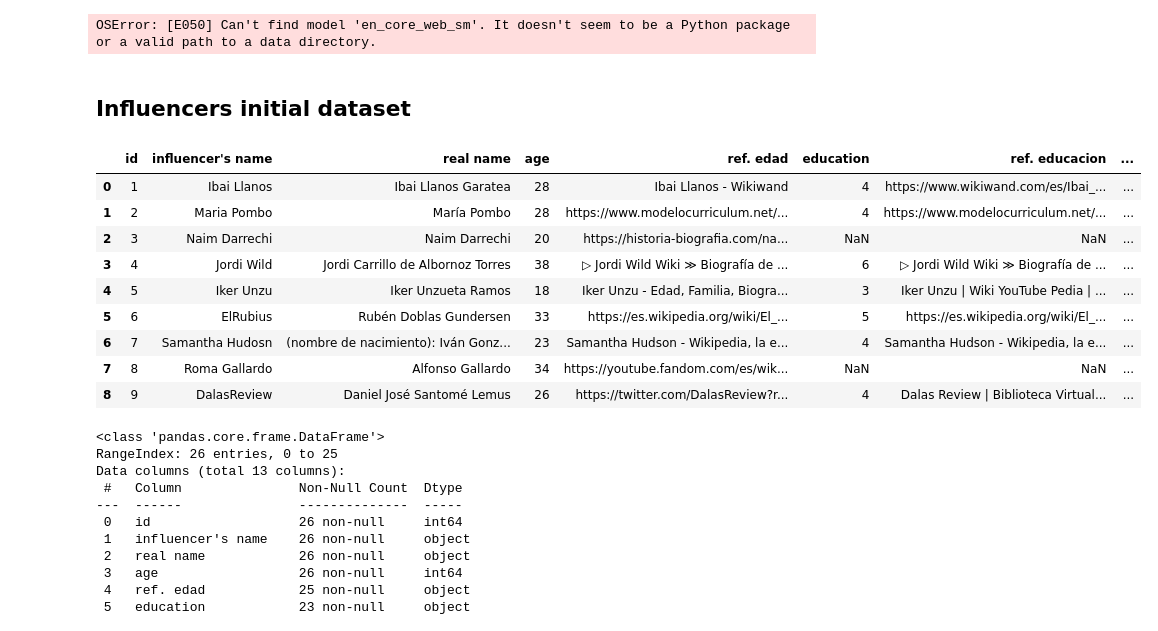
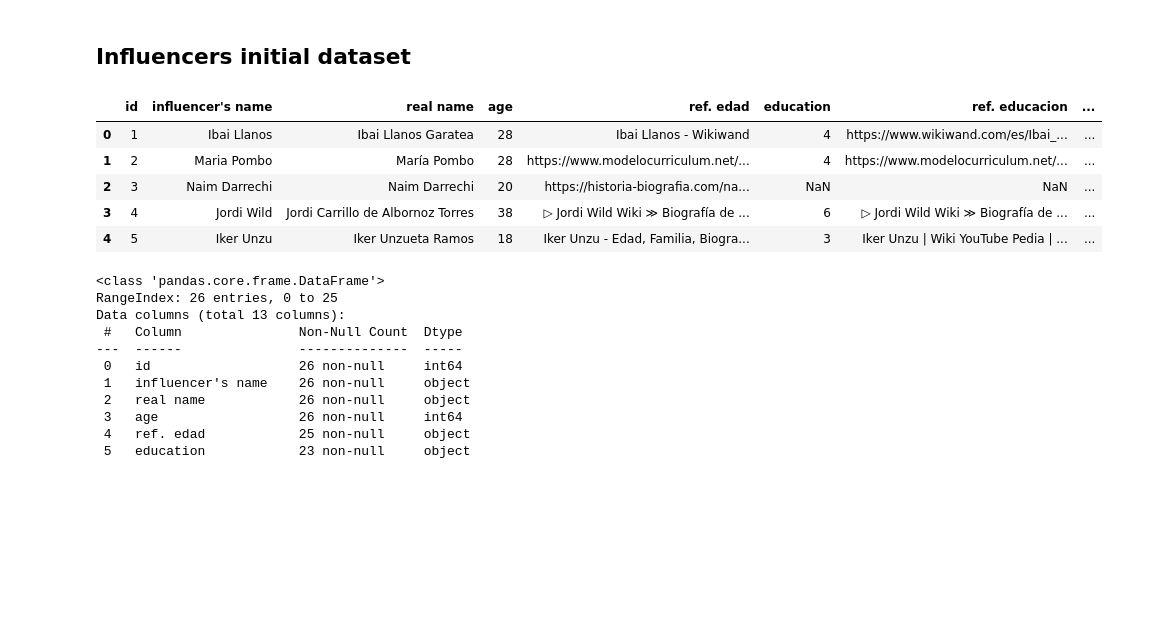
Before and after one commit to celefigs/EDA_Feminism_Influencers_Spain, a Jupyter notebook: main.ipynb, the cells around one changed output. Drawn from its saved outputs; the diff is of its cells as text; code cells hidden in the pictures; blank space fills up the shorter version.

```diff
--- a/main.ipynb
+++ b/main.ipynb
@@ -36,5 +15,0 @@ Successfully installed annotated-types-0.7.0 blis-0.7.11 catalogue-2.0.10 cloudp
-# %%
-import spacy
-spacy_nlp = spacy.load("en_core_web_sm")
-# %% [output]
-OSError: [E050] Can't find model 'en_core_web_sm'. It doesn't seem to be a Python package or a valid path to a data directory.
@@ -53,24 +21,16 @@ from io import StringIO
 # %%
 path_file_influencers = r"C:\Users\Celeste\Google Drive Streaming\My Drive\_CODEOP\EDA_Feminism_Influencers_Spain\data\Influencers Initial Dataset.xlsx"
 
 df_influencers = pd.read_excel(path_file_influencers)
 
-df_influencers.head(9)
-
-#repasar signos de puntuación "brackets", "curly brackets", "colon" "quotation marks", "slash"
-
-#these are the fountains where I got enough material to do my research, different kind of information
+df_influencers.head()
 # %% [output]
 |  | id | influencer's name | real name | age | ref. edad | education | ref. educacion | ... |
 | 0 | 1 | Ibai Llanos | Ibai Llanos Garatea | 28 | Ibai Llanos - Wikiwand | 4 | https://www.wikiwand.com/es/Ibai_... | ... |
 | 1 | 2 | Maria Pombo | María Pombo | 28 | https://www.modelocurriculum.net/... | 4 | https://www.modelocurriculum.net/... | ... |
 | 2 | 3 | Naim Darrechi | Naim Darrechi | 20 | https://historia-biografia.com/na... | NaN | NaN | ... |
 | 3 | 4 | Jordi Wild | Jordi Carrillo de Albornoz Torres | 38 | ▷ Jordi Wild Wiki ≫ Biografía de ... | 6 | ▷ Jordi Wild Wiki ≫ Biografía de ... | ... |
 | 4 | 5 | Iker Unzu | Iker Unzueta Ramos | 18 | Iker Unzu - Edad, Familia, Biogra... | 3 | Iker Unzu | Wiki YouTube Pedia | ... | ... |
-| 5 | 6 | ElRubius | Rubén Doblas Gundersen | 33 | https://es.wikipedia.org/wiki/El_... | 5 | https://es.wikipedia.org/wiki/El_... | ... |
-| 6 | 7 | Samantha Hudosn | (nombre de nacimiento): Iván Gonz... | 23 | Samantha Hudson - Wikipedia, la e... | 4 | Samantha Hudson - Wikipedia, la e... | ... |
-| 7 | 8 | Roma Gallardo | Alfonso Gallardo | 34 | https://youtube.fandom.com/es/wik... | NaN | NaN | ... |
-| 8 | 9 | DalasReview | Daniel José Santomé Lemus | 26 | https://twitter.com/DalasReview?r... | 4 | Dalas Review | Biblioteca Virtual... | ... |
 # %%
 df_influencers.info()
 # %% [output]
```
Also changed, not shown: parts of 45 cells of this notebook, 2 other files.
